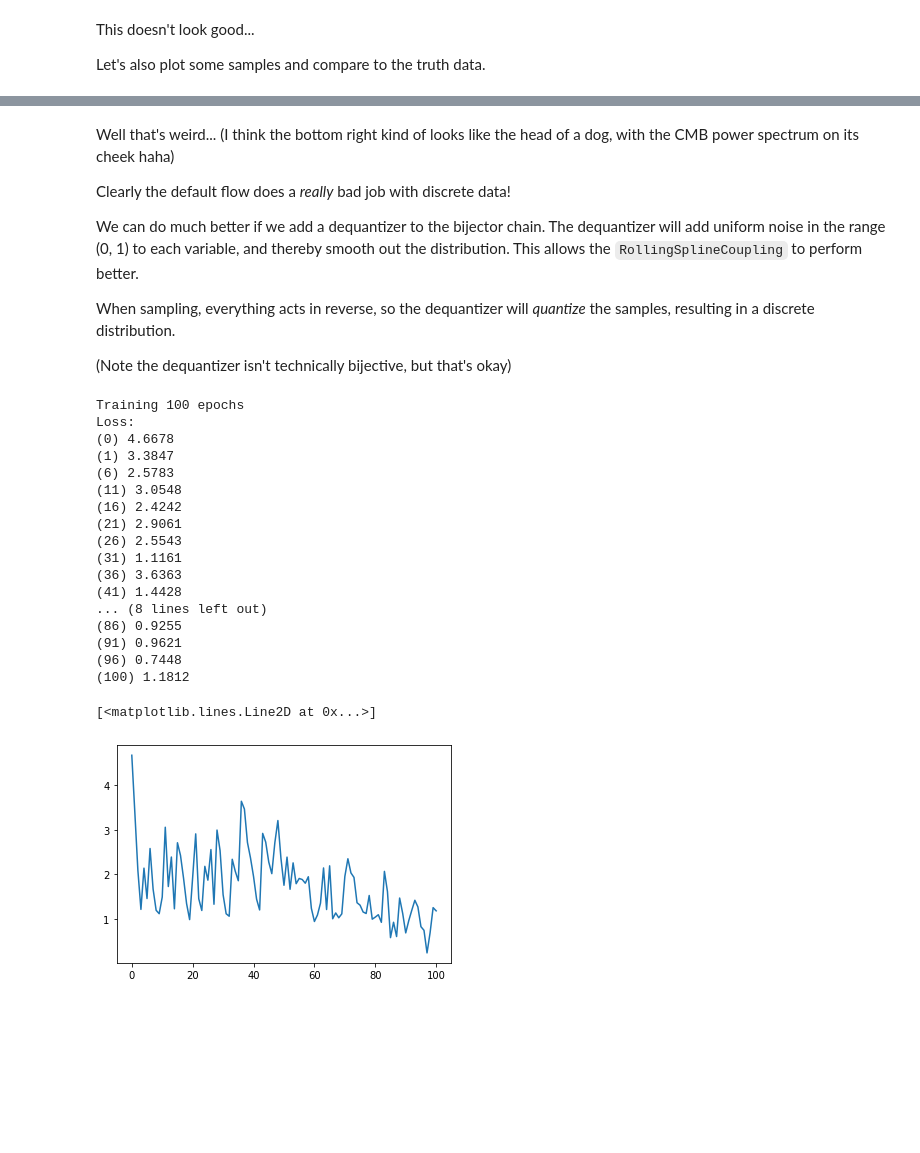
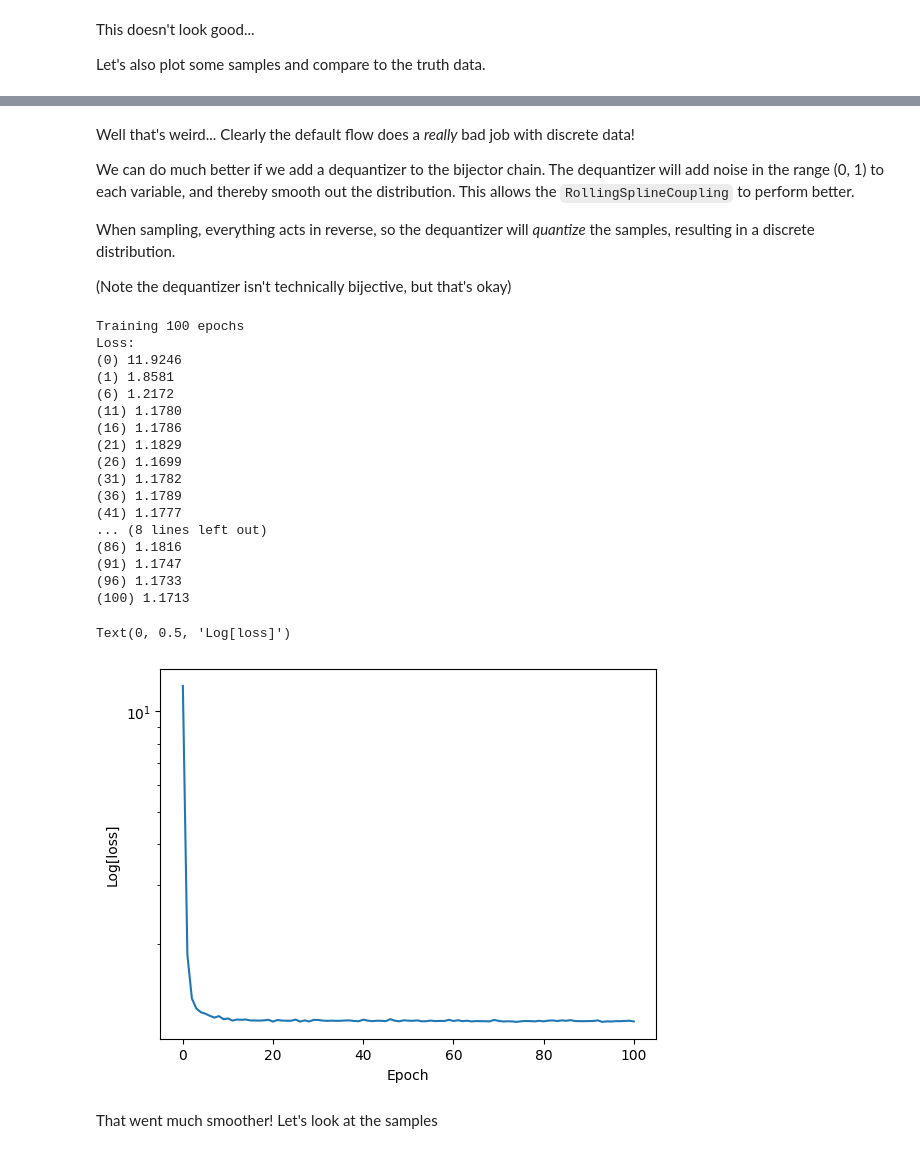
Before and after one commit to jfcrenshaw/pzflow, a Jupyter notebook: docs/tutorials/dequantization.ipynb, the cells around one changed output, grey strips where cells are left out. Cells and saved outputs as stored; diff of their text form; code cells hidden in the pictures; blank space fills up the shorter version.

Commit message:
Fixed dequantizers (#132)
* Fixed dequantizers

* Updated build to latest 3 python versions

* Fixed errors arising from newer numpy/jax versions

```diff
--- a/docs/tutorials/dequantization.ipynb
+++ b/docs/tutorials/dequantization.ipynb
@@ -43,10 +45,0 @@ import pandas as  pd
-# %%
-np.random.seed(0)
-samples1 = np.abs(np.random.normal([2.5, 7.2], [1, 1], size=(20_000, 2))).astype(int)
-samples2 = np.abs(np.random.normal([7.2, 3.2], [2, 2], size=(65_000, 2))).astype(int)
-samples3 = np.abs(np.random.normal([2.1, 2.4], [1, 1], size=(15_000, 2))).astype(int)
-samples = np.concatenate((samples1, samples2, samples3))
-
-samples = np.clip(samples, 0, 9)
-
-data = pd.DataFrame(samples, columns=("x", "y"))
@@ -134,10 +110,9 @@ plt.show()
 # %% [markdown]
-Well that's weird... (I think the bottom right kind of looks like the head of a dog, with the CMB power spectrum on its cheek haha)
-
+Well that's weird...
 Clearly the default flow does a *really* bad job with discrete data!
 
 We can do much better if we add a dequantizer to the bijector chain.
-The dequantizer will add uniform noise in the range (0, 1) to each variable, and thereby smooth out the distribution.
+The dequantizer will add noise in the range (0, 1) to each variable, and thereby smooth out the distribution.
 This allows the `RollingSplineCoupling` to perform better.
 
 When sampling, everything acts in reverse, so the dequantizer will *quantize* the samples, resulting in a discrete distribution.
@@ -146,43 +121,43 @@ When sampling, everything acts in reverse, so the dequantizer will *quantize* th
 # %%
 # we build the exact same flow, except we add a dequantizer to the bijector chain
 bijector = Chain(
-    UniformDequantizer([0, 1]), # dequantize the data
-    ShiftBounds(0, 10, B=5), # shift bounds of data from (0, 4) -> (-5, 5)
-    RollingSplineCoupling(nlayers=2, B=5), # transform distribution
+    Beta13Dequantizer([0, 1]),  # dequantize the data
+    ShiftBounds(0, 4, B=5),  # shift bounds of data from (0, 4) -> (-5, 5)
+    RollingSplineCoupling(nlayers=2, B=5),  # transform distribution
 )
 
 dq_flow = Flow(data.columns, bijector)
 
-#dq_losses = dq_flow.train(data, epochs=50, optimizer=adam(1e-3), verbose=True)
-#dq_losses = dq_flow.train(data, epochs=30, optimizer=adam(1e-5))
-#dq_losses += dq_flow.train(data, epochs=200, optimizer=adam(1e-6))
-dq_losses = dq_flow.train(data, verbose=True, optimizer=adam(1e-4))
+dq_losses = dq_flow.train(data, verbose=True)  # , optimizer=adam(1e-4))
 # %% [output]
 Training 100 epochs
 Loss:
-(0) 4.6678
-(1) 3.3847
-(6) 2.5783
-(11) 3.0548
-(16) 2.4242
-(21) 2.9061
-(26) 2.5543
-(31) 1.1161
-(36) 3.6363
-(41) 1.4428
+(0) 11.9246
+(1) 1.8581
+(6) 1.2172
+(11) 1.1780
+(16) 1.1786
+(21) 1.1829
+(26) 1.1699
+(31) 1.1782
+(36) 1.1789
+(41) 1.1777
 ... (8 lines left out)
-(86) 0.9255
-(91) 0.9621
-(96) 0.7448
-(100) 1.1812
+(86) 1.1816
+(91) 1.1747
+(96) 1.1733
+(100) 1.1713
-# %%
-dq_losses += dq_flow.train(data, epochs=200, optimizer=adam(1e-6))
 # %%
 # plot the training losses
 plt.plot(dq_losses)
+plt.yscale("log")
+plt.xlabel("Epoch")
+plt.ylabel("Log[loss]")
 # %% [output]
-[<matplotlib.lines.Line2D at 0x...>]
+Text(0, 0.5, 'Log[loss]')
-[figure, old version]
+[figure, new version]
+# %% [markdown]
+That went much smoother! Let's look at the samples
 # %%
 # plot some samples
 
```
Also changed, not shown: parts of 10 cells of this notebook, 8 other files.
